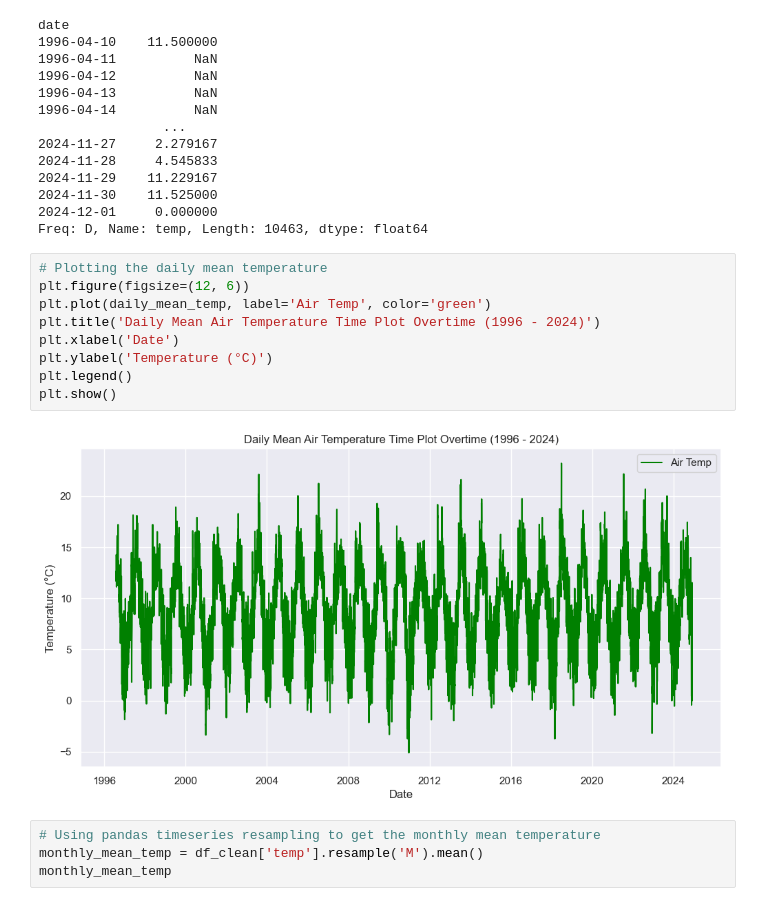
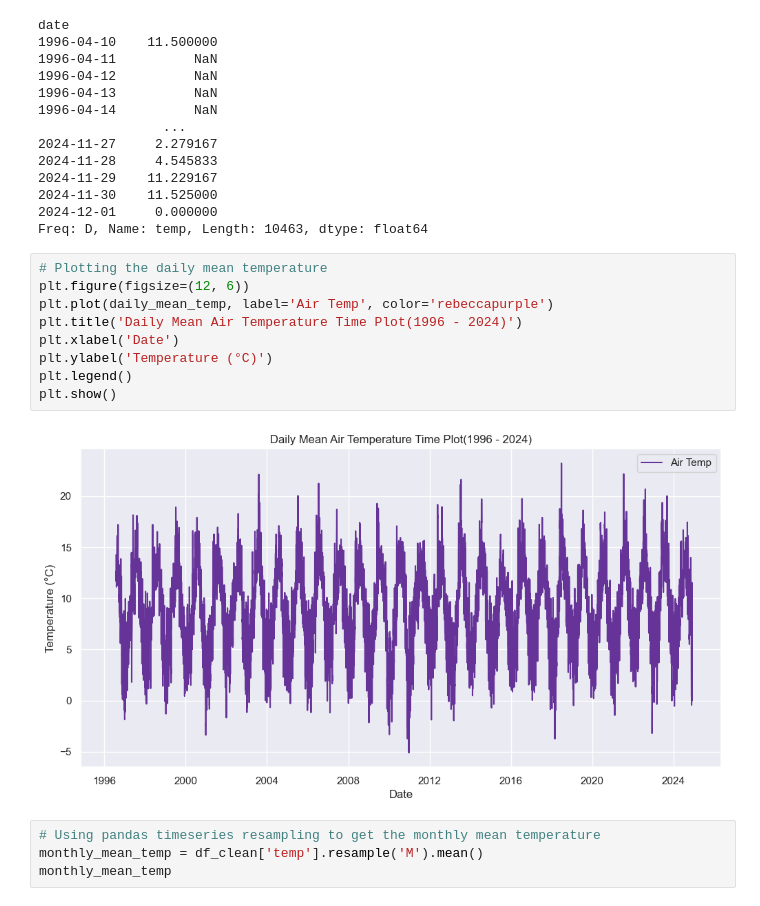
Before and after one commit to Gtalen/PFDA, a Jupyter notebook: pfda_assignment/assignment_6_weather.ipynb, the cells around one changed output. Cells and saved outputs as stored; diff of their text form.

```diff
--- a/pfda_assignment/assignment_6_weather.ipynb
+++ b/pfda_assignment/assignment_6_weather.ipynb
@@ -315,14 +264,14 @@ Freq: D, Name: temp, Length: 10463, dtype: float64
 # %%
 # Plotting the daily mean temperature
 plt.figure(figsize=(12, 6))
-plt.plot(daily_mean_temp, label='Air Temp', color='green')
-plt.title('Daily Mean Air Temperature Time Plot Overtime (1996 - 2024)')
+plt.plot(daily_mean_temp, label='Air Temp', color='rebeccapurple')
+plt.title('Daily Mean Air Temperature Time Plot(1996 - 2024)')
 plt.xlabel('Date')
 plt.ylabel('Temperature (°C)')
 plt.legend()
 plt.show()
 # %% [output]
-[figure, old version]
+[figure, new version]
 # %%
 # Using pandas timeseries resampling to get the monthly mean temperature
 monthly_mean_temp = df_clean['temp'].resample('M').mean()
```
Also changed, not shown: parts of 34 cells of this notebook, 1 other file.
